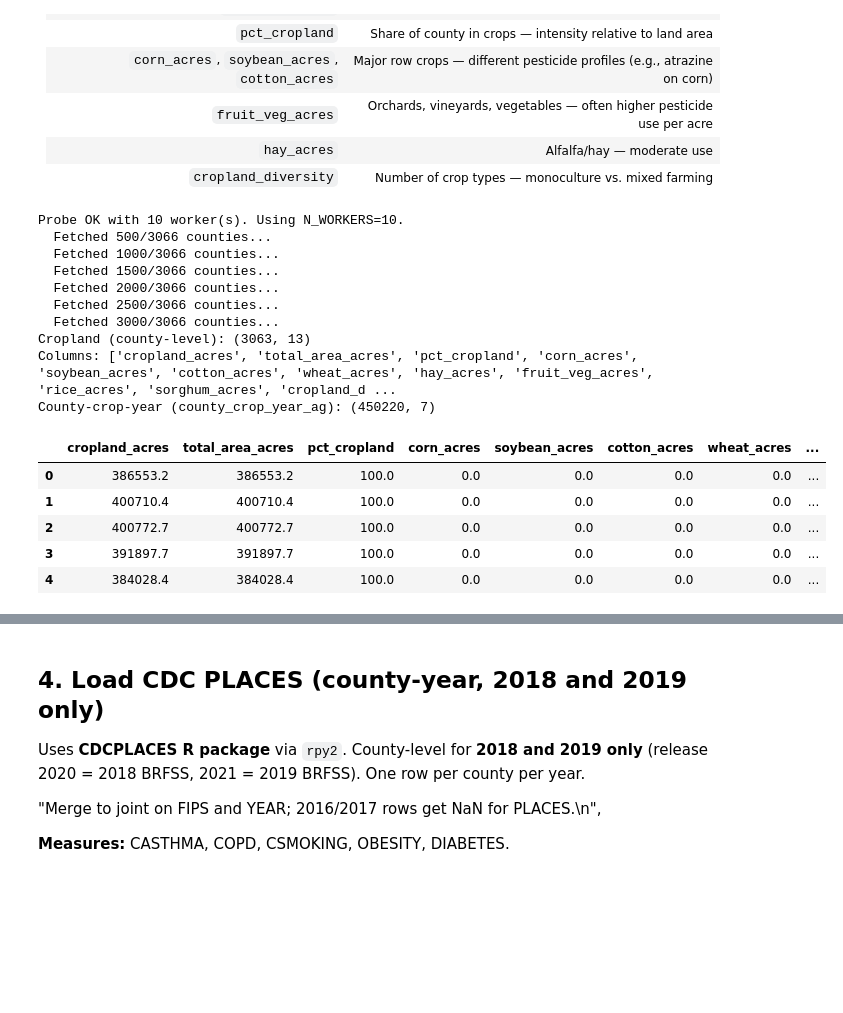
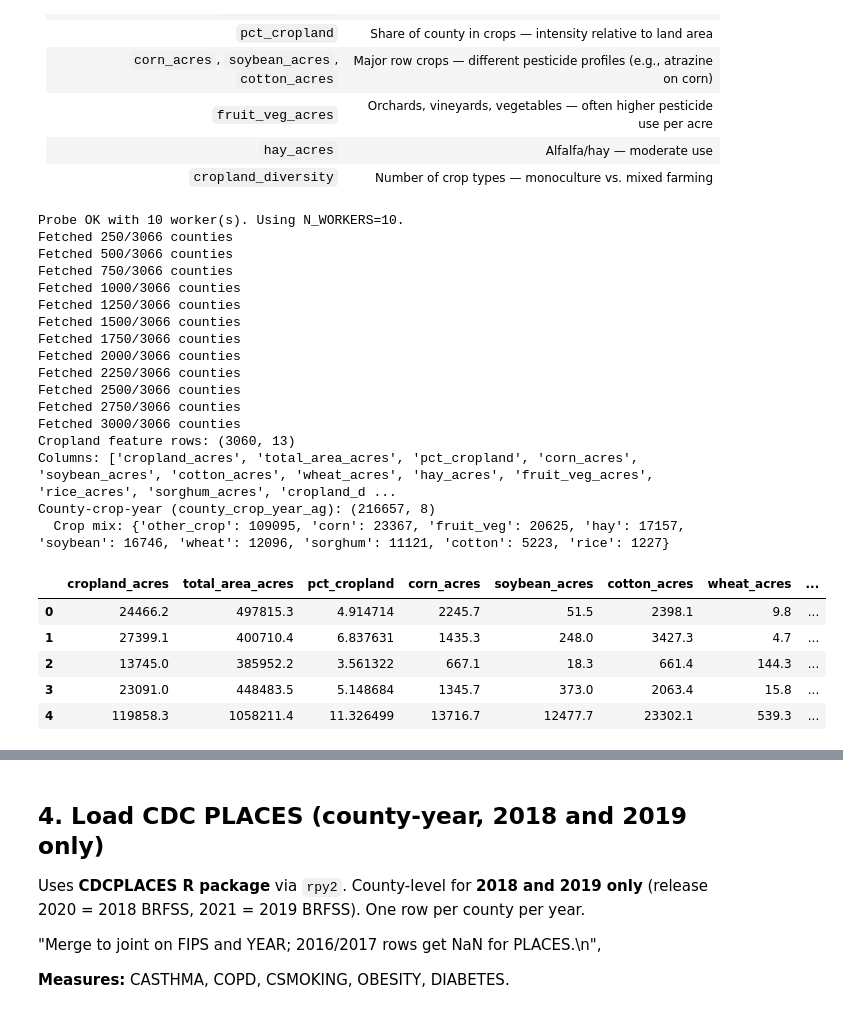
Before and after one commit to Erdos-Projects/spring-2026-pesticide-exposure, a Jupyter notebook: EDA/build_joint_dataset.ipynb, the cells around one changed output, grey strips where cells are left out. Cells and saved outputs as stored; diff of their text form; code cells hidden in the pictures; blank space fills up the shorter version.

```diff
--- a/EDA/build_joint_dataset.ipynb
+++ b/EDA/build_joint_dataset.ipynb
@@ -279,7 +327,14 @@ def get_county_cdl(year: int, fips: str) -> pd.DataFrame:
     data_url = url_elem.text.strip() if url_elem is not None else f"https://nassgeodata.gmu.edu/webservice/nass_data_cache/byfips/CDL_{year}_{fips}.csv"
     r2 = requests.get(data_url)
     r2.raise_for_status()
-    return pd.read_csv(StringIO(r2.text))
+    df = pd.read_csv(StringIO(r2.text))
+    # Fixed: CDL API returns column names with leading whitespace (e.g.
+    # ' Category', '  Acreage'); strip to avoid pct_cropland=100% and crop acres=0.
+    df.columns = df.columns.str.strip()
+    for c in ["Category", "Crop", "Class_Name", "NAME"]:
+        if c in df.columns:
+            df[c] = df[c].astype(str).str.strip()
+    return df
 
 # Fetch cropland for pesticide counties (parallel requests; use subset if LIGHT_RUN)
 all_fips = pest_county["FIPS"].astype(str).str.zfill(5).unique().tolist()
@@ -440,46 +495,53 @@ cropland = pd.DataFrame(cropland_rows)
 print("Cropland feature rows:", cropland.shape)
 print("Columns:", list(cropland.columns))
 
 # Build county_crop_year_ag: long table (FIPS, year, crop, crop_family, acres, share_county_crop_acres)
 # Repeat CDL_YEAR composition for all analysis years 2016-2019 so joint join has one row per county-year
 analysis_years = sorted(pest_county["YEAR"].dropna().unique().astype(int).tolist())
 ccy_ag = pd.DataFrame(county_crop_year_ag_rows)
 if len(ccy_ag) > 0:
     ccy_list = []
     for yr in analysis_years:
         ccy_yr = ccy_ag.copy()
         ccy_yr["year"] = yr
         ccy_list.append(ccy_yr)
     ccy_ag = pd.concat(ccy_list, ignore_index=True)
     tot_acres = ccy_ag.groupby(["FIPS", "year"])["acres"].transform("sum")
     ccy_ag["share_county_crop_acres"] = np.where(tot_acres > 0, ccy_ag["acres"] / tot_acres, np.nan)
     ccy_ag["crop_value"] = np.nan
     ccy_ag["share_county_crop_value"] = np.nan
     county_crop_year_ag = ccy_ag
     print("County-crop-year (county_crop_year_ag):", county_crop_year_ag.shape)
     if "crop" in county_crop_year_ag.columns:
         print("  Crop mix:", county_crop_year_ag["crop"].value_counts().head(12).to_dict())
 else:
     county_crop_year_ag = pd.DataFrame(columns=["FIPS", "year", "crop", "crop_family", "acres", "share_county_crop_acres", "crop_value", "share_county_crop_value"])
 
 cropland.head()
 # %% [output]
 Probe OK with 10 worker(s). Using N_WORKERS=10.
-  Fetched 500/3066 counties...
-  Fetched 1000/3066 counties...
-  Fetched 1500/3066 counties...
-  Fetched 2000/3066 counties...
-  Fetched 2500/3066 counties...
-  Fetched 3000/3066 counties...
-Cropland (county-level): (3063, 13)
+Fetched 250/3066 counties
+Fetched 500/3066 counties
+Fetched 750/3066 counties
+Fetched 1000/3066 counties
+Fetched 1250/3066 counties
+Fetched 1500/3066 counties
+Fetched 1750/3066 counties
+Fetched 2000/3066 counties
+Fetched 2250/3066 counties
+Fetched 2500/3066 counties
+Fetched 2750/3066 counties
+Fetched 3000/3066 counties
+Cropland feature rows: (3060, 13)
 Columns: ['cropland_acres', 'total_area_acres', 'pct_cropland', 'corn_acres', 'soybean_acres', 'cotton_acres', 'wheat_acres', 'hay_acres', 'fruit_veg_acres', 'rice_acres', 'sorghum_acres', 'cropland_d ...
-County-crop-year (county_crop_year_ag): (450220, 7)
+County-crop-year (county_crop_year_ag): (216657, 8)
+  Crop mix: {'other_crop': 109095, 'corn': 23367, 'fruit_veg': 20625, 'hay': 17157, 'soybean': 16746, 'wheat': 12096, 'sorghum': 11121, 'cotton': 5223, 'rice': 1227}
 |  | cropland_acres | total_area_acres | pct_cropland | corn_acres | soybean_acres | cotton_acres | wheat_acres | ... |
-| 0 | 386553.2 | 386553.2 | 100.0 | 0.0 | 0.0 | 0.0 | 0.0 | ... |
-| 1 | 400710.4 | 400710.4 | 100.0 | 0.0 | 0.0 | 0.0 | 0.0 | ... |
-| 2 | 400772.7 | 400772.7 | 100.0 | 0.0 | 0.0 | 0.0 | 0.0 | ... |
-| 3 | 391897.7 | 391897.7 | 100.0 | 0.0 | 0.0 | 0.0 | 0.0 | ... |
-| 4 | 384028.4 | 384028.4 | 100.0 | 0.0 | 0.0 | 0.0 | 0.0 | ... |
+| 0 | 24466.2 | 497815.3 | 4.914714 | 2245.7 | 51.5 | 2398.1 | 9.8 | ... |
+| 1 | 27399.1 | 400710.4 | 6.837631 | 1435.3 | 248.0 | 3427.3 | 4.7 | ... |
+| 2 | 13745.0 | 385952.2 | 3.561322 | 667.1 | 18.3 | 661.4 | 144.3 | ... |
+| 3 | 23091.0 | 448483.5 | 5.148684 | 1345.7 | 373.0 | 2063.4 | 15.8 | ... |
+| 4 | 119858.3 | 1058211.4 | 11.326499 | 13716.7 | 12477.7 | 23302.1 | 539.3 | ... |
 # %%
 cropland.describe()
 # %% [output]
```
Also changed, not shown: parts of 9 cells of this notebook, 25 other files.
